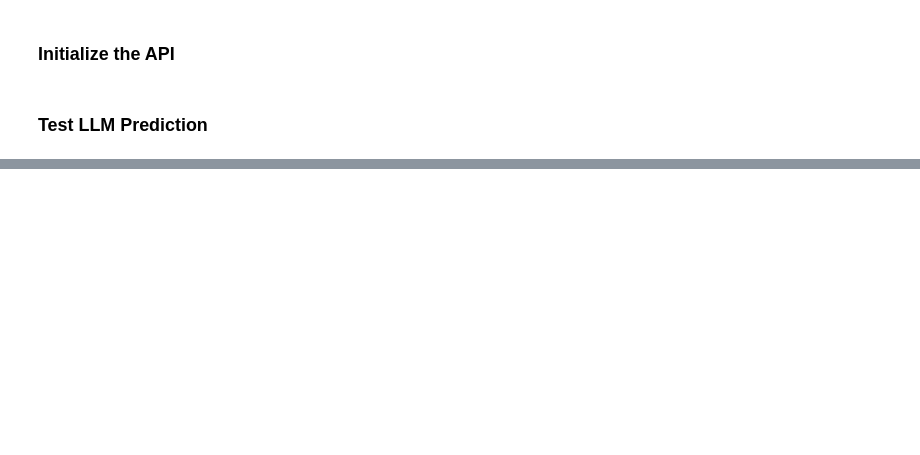
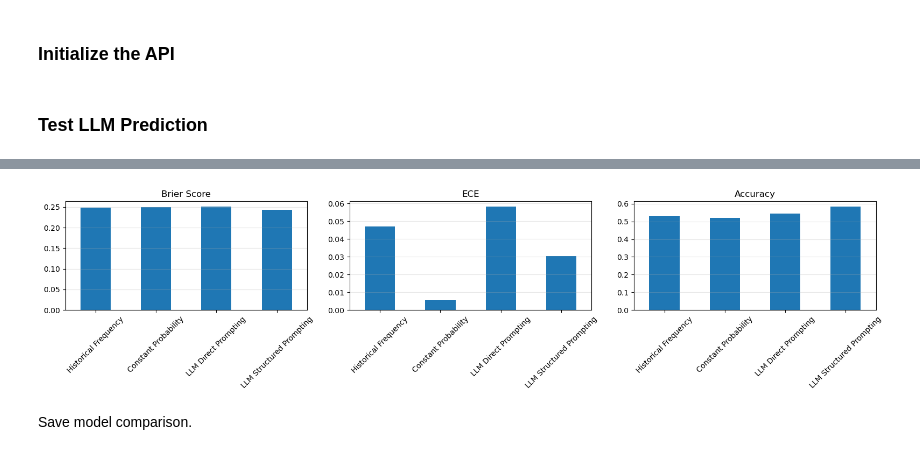
Before and after one commit to vyn-tech/nba-llm-calibration, a Jupyter notebook: notebooks/03_llm_experiments.ipynb, the cells around one changed output, grey strips where cells are left out. Drawn from its saved outputs; the diff is of its cells as text; code cells hidden in the pictures; blank space fills up the shorter version.

Commit message:
Evaluate direct and structured LLM prompting

```diff
--- a/notebooks/03_llm_experiments.ipynb
+++ b/notebooks/03_llm_experiments.ipynb
@@ -369,0 +407,12 @@ test_results.to_csv(
+# %%
+structured_cal = generate_llm_predictions(
+    cal_df,
+    "calibration",
+    method="structured"
+)
+
+structured_test = generate_llm_predictions(
+    test_df,
+    "test",
+    method="structured"
+)
@@ -369,0 +421,12 @@ test_results.to_csv(
+# %%
+structured_test_results = attach_predictions(
+    test_df,
+    structured_test
+)
+
+structured_metrics = evaluate_predictions(
+    structured_test_results,
+    "llm_probability"
+)
+
+print(structured_metrics)
@@ -369,0 +437,7 @@ test_results.to_csv(
+# %%
+comparison.loc["LLM Structured Prompting"] = evaluate_predictions(
+    structured_test_results,
+    "llm_probability"
+)
+
+display(comparison.round(4))
@@ -369,0 +450,18 @@ test_results.to_csv(
+# %%
+fig, axes = plt.subplots(1, 3, figsize=(16, 4))
+
+metrics = ["Brier Score", "ECE", "Accuracy"]
+
+for ax, metric in zip(axes, metrics):
+    comparison[metric].plot(kind="bar", ax=ax)
+    ax.set_title(metric)
+    ax.set_xlabel("")
+    ax.tick_params(axis="x", rotation=45)
+    ax.grid(axis="y", alpha=0.3)
+
+plt.tight_layout()
+plt.show()
+# %% [output]
+[figure, added]
+# %% [markdown]
+Save model comparison.
```
Also changed, not shown: parts of 24 cells of this notebook.
